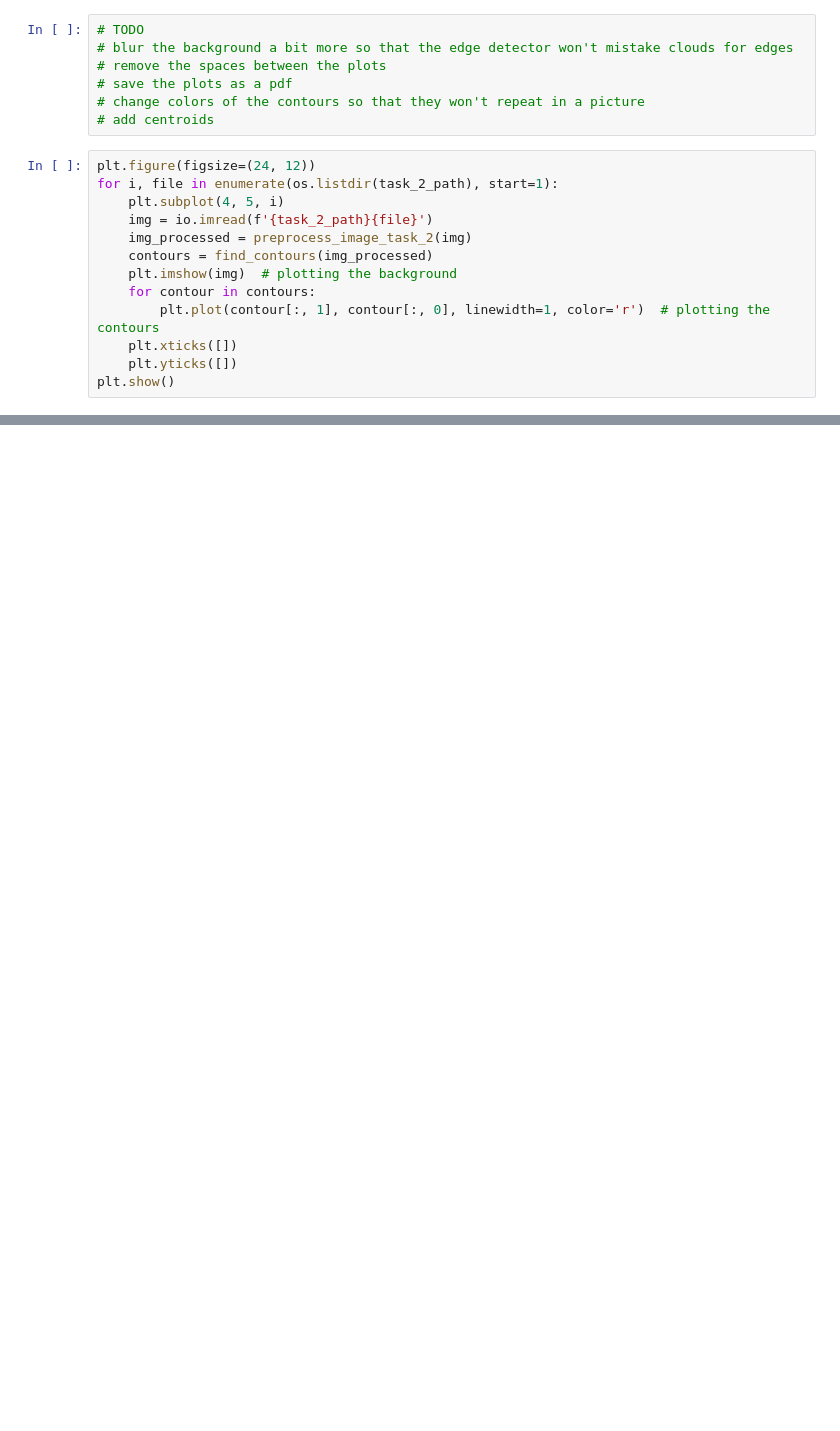
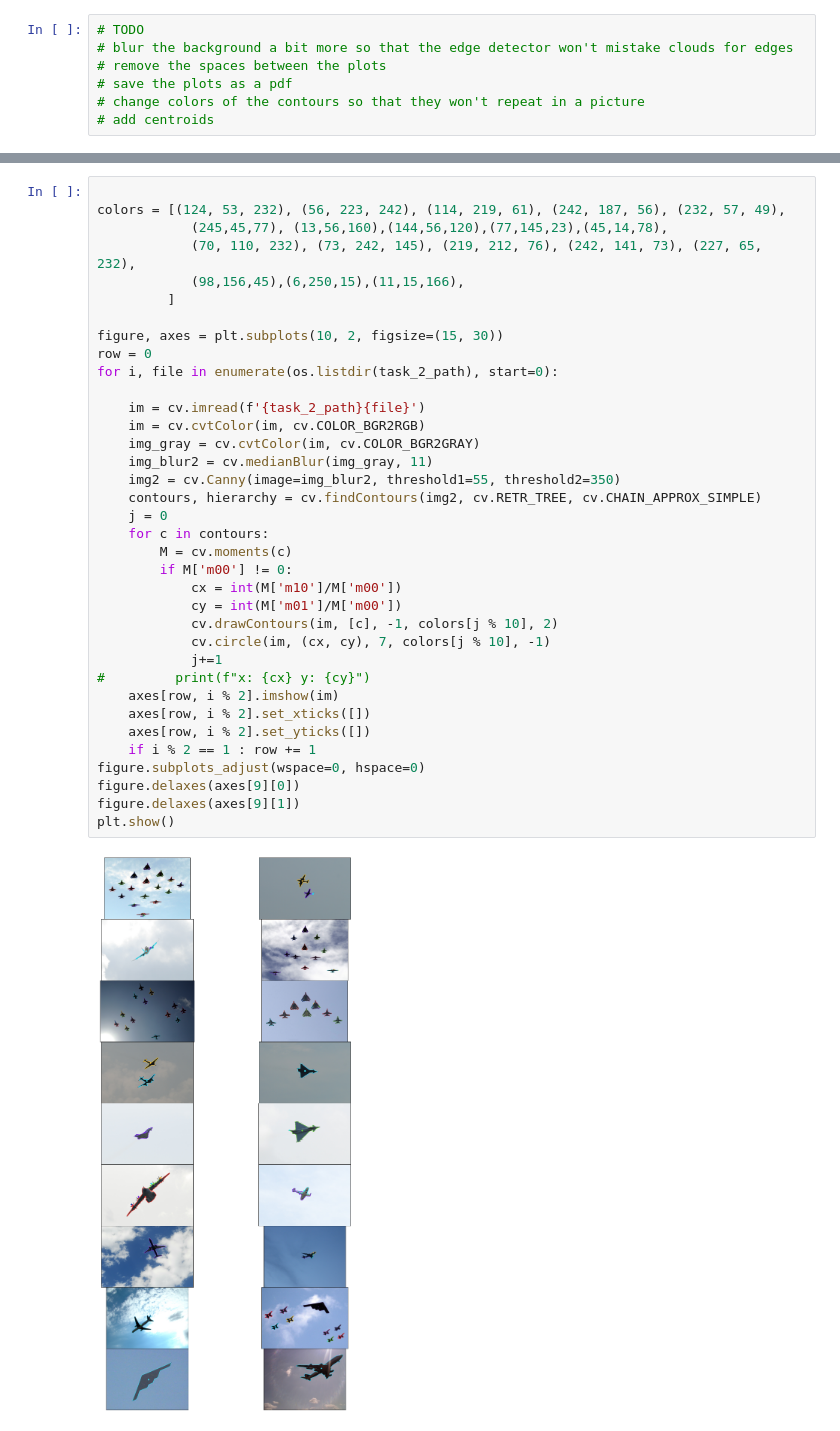
Before and after one commit to Domikado5/kck, a Jupyter notebook: lab4 - images v1/Lab4.ipynb, the cells around one changed output, grey strips where cells are left out. Drawn from its saved outputs; the diff is of its cells as text; blank space fills up the shorter version.

```diff
--- a/lab4 - images v1/Lab4.ipynb
+++ b/lab4 - images v1/Lab4.ipynb
@@ -55,16 +50,3 @@ def preprocess_image_task_2(image):
 # save the plots as a pdf
 # change colors of the contours so that they won't repeat in a picture
 # add centroids
-# %%
-plt.figure(figsize=(24, 12))
-for i, file in enumerate(os.listdir(task_2_path), start=1):
-    plt.subplot(4, 5, i)
-    img = io.imread(f'{task_2_path}{file}')
-    img_processed = preprocess_image_task_2(img)
-    contours = find_contours(img_processed)
-    plt.imshow(img)  # plotting the background
-    for contour in contours:
-        plt.plot(contour[:, 1], contour[:, 0], linewidth=1, color='r')  # plotting the contours
-    plt.xticks([])
-    plt.yticks([])
-plt.show()
@@ -72,0 +53,38 @@ plt.show()
+# %%
+
+colors = [(124, 53, 232), (56, 223, 242), (114, 219, 61), (242, 187, 56), (232, 57, 49),
+            (245,45,77), (13,56,160),(144,56,120),(77,145,23),(45,14,78),
+            (70, 110, 232), (73, 242, 145), (219, 212, 76), (242, 141, 73), (227, 65, 232),
+            (98,156,45),(6,250,15),(11,15,166),
+         ]
+
+figure, axes = plt.subplots(10, 2, figsize=(15, 30))
+row = 0
+for i, file in enumerate(os.listdir(task_2_path), start=0):
+
+    im = cv.imread(f'{task_2_path}{file}')
+    im = cv.cvtColor(im, cv.COLOR_BGR2RGB)
+    img_gray = cv.cvtColor(im, cv.COLOR_BGR2GRAY)
+    img_blur2 = cv.medianBlur(img_gray, 11)
+    img2 = cv.Canny(image=img_blur2, threshold1=55, threshold2=350)
+    contours, hierarchy = cv.findContours(img2, cv.RETR_TREE, cv.CHAIN_APPROX_SIMPLE)
+    j = 0
+    for c in contours:
+        M = cv.moments(c)
+        if M['m00'] != 0:
+            cx = int(M['m10']/M['m00'])
+            cy = int(M['m01']/M['m00'])
+            cv.drawContours(im, [c], -1, colors[j % 10], 2)
+            cv.circle(im, (cx, cy), 7, colors[j % 10], -1)
+            j+=1
+#         print(f"x: {cx} y: {cy}")
+    axes[row, i % 2].imshow(im)
+    axes[row, i % 2].set_xticks([])
+    axes[row, i % 2].set_yticks([])
+    if i % 2 == 1 : row += 1
+figure.subplots_adjust(wspace=0, hspace=0)
+figure.delaxes(axes[9][0])
+figure.delaxes(axes[9][1])
+plt.show()
+# %% [output]
+[figure, added]
```
Also changed, not shown: parts of 5 cells of this notebook.
